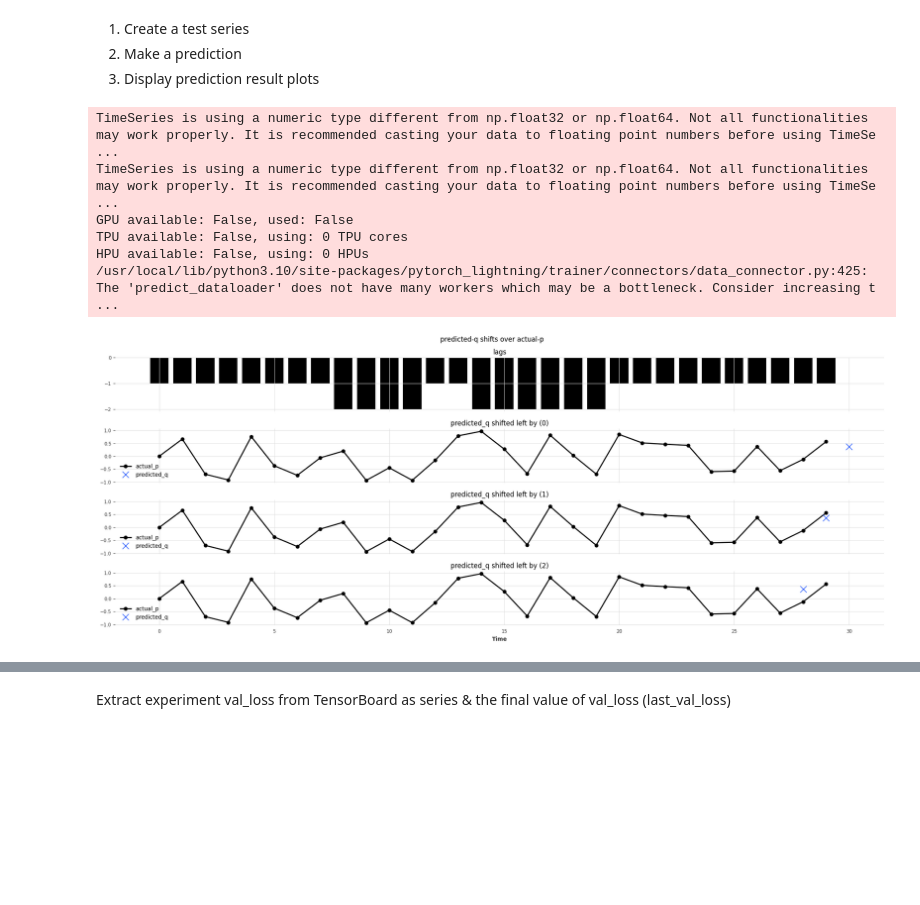
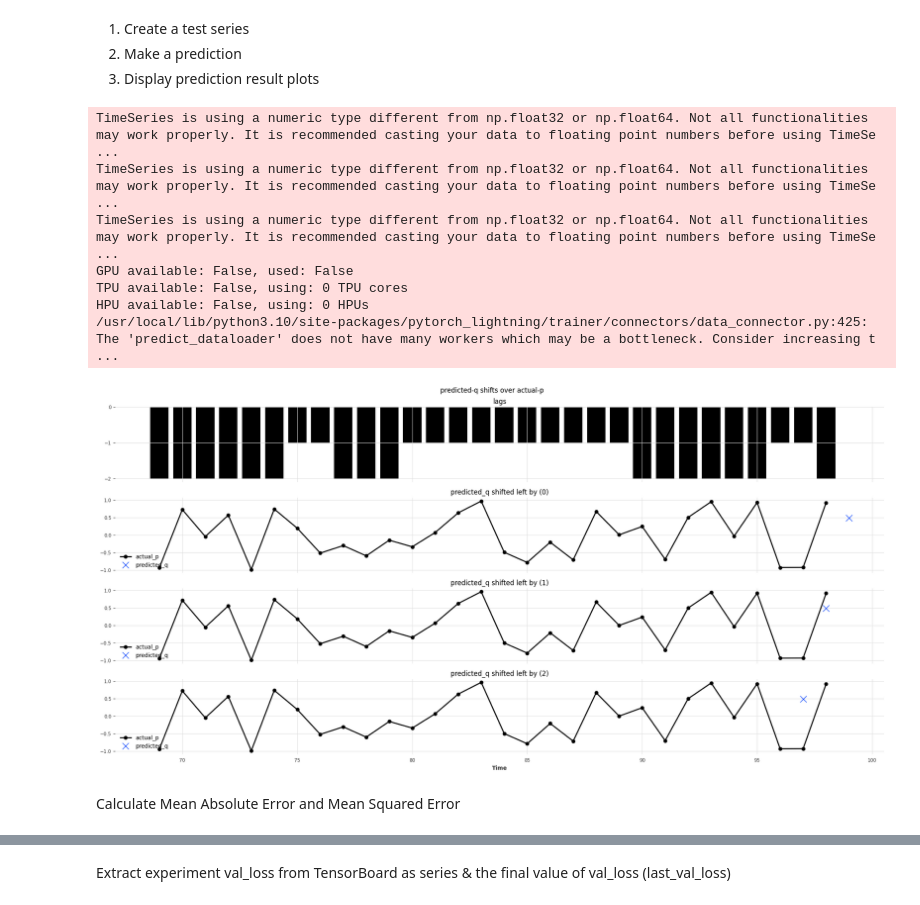
Before and after one commit to dshulman/darts, a Jupyter notebook: examples/104.ipynb, the cells around one changed output, grey strips where cells are left out. Saved outputs shown, nothing was run; the diff lists cells and outputs as text; code cells hidden in the pictures; blank space fills up the shorter version.

```diff
--- a/examples/104.ipynb
+++ b/examples/104.ipynb
@@ -655,7 +597,8 @@ Load the model
 confirm = input("Do you want to load the model? (yes/no): ")
 
 if confirm.lower() == "yes":
-    MODEL_PATH = r"./darts_logs/variable_lag/model_save_50_2_0.3_50_P0.2_lr1e-3"
+    MODEL_PATH = r"./darts_logs/variable_lag/model_100_5_0.3_100_P0.2_lr1e-4"
+    # MODEL_PATH = r"./darts_logs/variable_lag/model_save_50_2_0.3_50_P0.2_lr1e-3"
     model_file_path = Path(MODEL_PATH + "/model.pt")
     model = BlockRNNModel.load(str(model_file_path))
 else:
@@ -701,7 +644,7 @@ def plot_lags_and_shifts(test_p_q: TimeSeries, test_lags: TimeSeries) -> None:
     n_subplots = LAG_COLLAR + 2  # lag shift plots + shift of zero plot + lags plot
     fig, axes = plt.subplots(
         nrows=n_subplots,
-        figsize=(20, 8),
+        figsize=(20, 10),
         gridspec_kw={"height_ratios": [1 for i in range(n_subplots)]},
         sharex=True,
     )
@@ -714,31 +657,39 @@ def plot_lags_and_shifts(test_p_q: TimeSeries, test_lags: TimeSeries) -> None:
     ax0.set_title("lags")
     ax0.legend()
 
     for i in range(LAG_COLLAR + 1):
         shift = i
         plot_shift(axes, shift)
     axes[-1].set_xlabel("Time")
     fig.suptitle("predicted-q shifts over actual-p")
     plt.tight_layout()
     plt.show()
 
 
 # Generate a test series of length TRAIN_SERIES_LEN to exercise variable lag generation
 test_p_q_len = INPUT_CHUNK_LEN
 test_p_q, test_lags = create_variable_lag_p_q_series(
     n_values=test_p_q_len, switch_prob=SWITCH_PROB, lag_collar=LAG_COLLAR
 )
 
+# Plot the example with the maximum error
+max_error_idx = 69
+test_p_q = val_p_q[max_error_idx : max_error_idx + INPUT_CHUNK_LEN]
+test_lags = val_lags[max_error_idx : max_error_idx + INPUT_CHUNK_LEN]
+
 # Predict the test series
 pred_series = model.predict(n=1, series=test_p_q)
 
 # Plot the results
 plot_lags_and_shifts(test_p_q, test_lags)
 # %% [output]
+TimeSeries is using a numeric type different from np.float32 or np.float64. Not all functionalities may work properly. It is recommended casting your data to floating point numbers before using TimeSe ...
 TimeSeries is using a numeric type different from np.float32 or np.float64. Not all functionalities may work properly. It is recommended casting your data to floating point numbers before using TimeSe ...
 TimeSeries is using a numeric type different from np.float32 or np.float64. Not all functionalities may work properly. It is recommended casting your data to floating point numbers before using TimeSe ...
 GPU available: False, used: False
 TPU available: False, using: 0 TPU cores
 HPU available: False, using: 0 HPUs
 /usr/local/lib/python3.10/site-packages/pytorch_lightning/trainer/connectors/data_connector.py:425: The 'predict_dataloader' does not have many workers which may be a bottleneck. Consider increasing t ...
-[figure, old version]
+[figure, new version]
+# %% [markdown]
+Calculate Mean Absolute Error and Mean Squared Error
```
Also changed, not shown: parts of 13 cells of this notebook.
